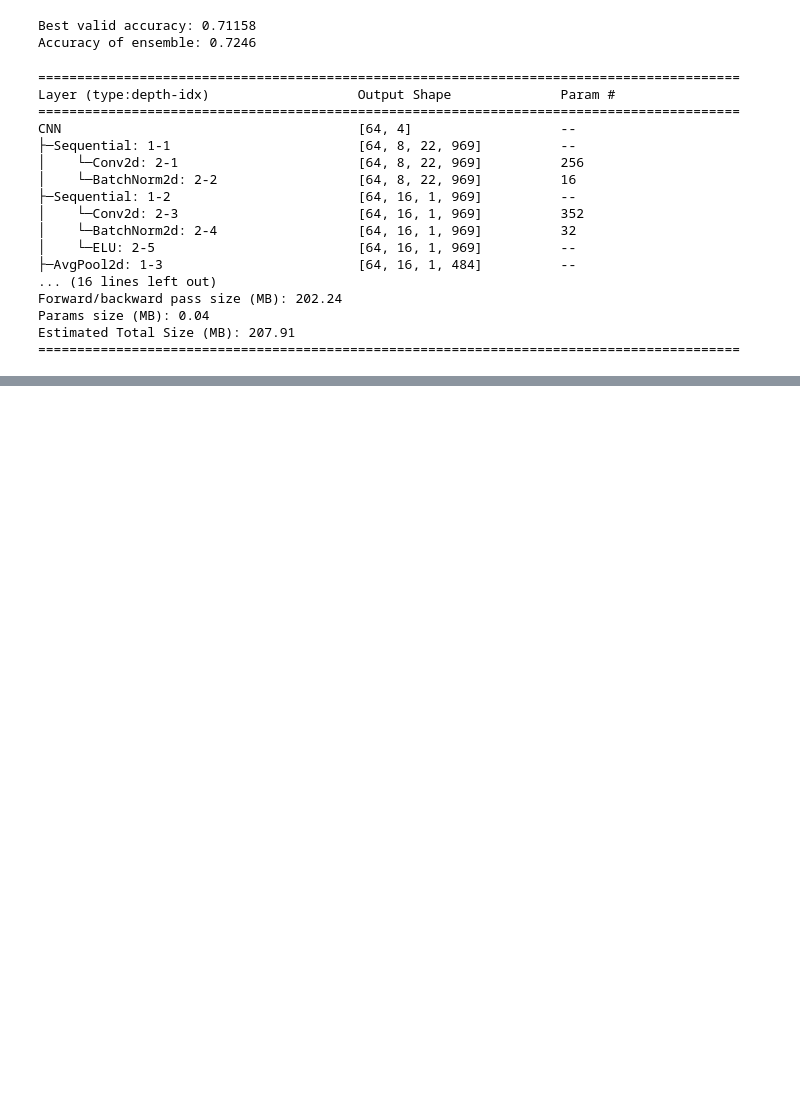
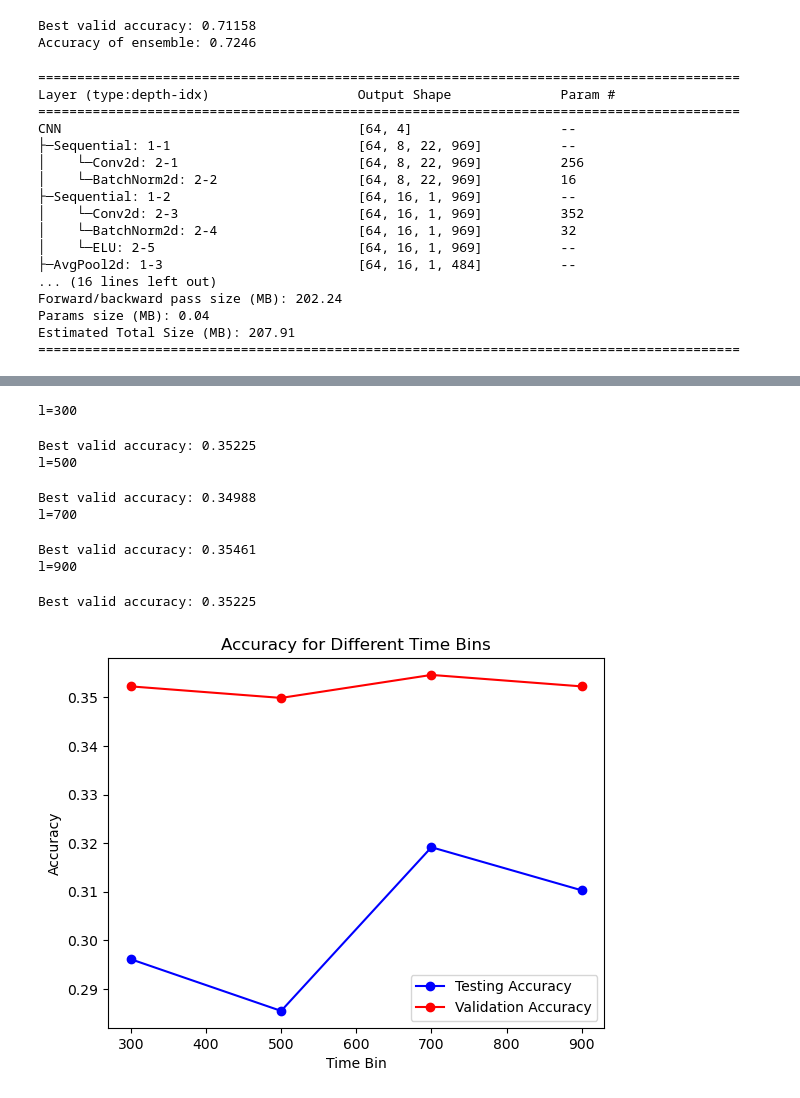
Before and after one commit to TurnerKaminski/ECE147-Final-Project, a Jupyter notebook: main.ipynb, the cells around one changed output, grey strips where cells are left out. Saved outputs shown, nothing was run; the diff lists cells and outputs as text; code cells hidden in the pictures; blank space fills up the shorter version.

```diff
--- a/main.ipynb
+++ b/main.ipynb
@@ -532,0 +540,51 @@ KeyboardInterrupt:
+# %%
+# Diff time period
+
+ls = range(300, 1001, 200)
+valid_accs = []
+train_accs = []
+
+for l in ls:
+    print(f"{l=}")
+    X_train_valid_sub = X_train_valid[:, :, :l]
+    X_test_sub = X_test[:, :, :l]
+
+    # make data loader
+    # Convert data to tensors
+    X_tensor_sub = torch.FloatTensor(X_train_valid_sub)
+    y_tensor_sub = torch.LongTensor(y_train_valid)
+
+    # Combine X and y into a TensorDataset
+    dataset_sub = TensorDataset(X_tensor_sub, y_tensor_sub)
+
+    # Prepare dataloaders
+    test_dataloader_sub= DataLoader(dataset_sub, batch_size=256, shuffle=False)
+
+
+    # CNN
+    cnn_sub = CNN(input_size=X_train_valid_sub.shape[1:], N=n_class).to(device)
+    valid_acc, trains, valids = fit(cnn_sub, X_train_valid_sub, y_train_valid, device, epochs=1)
+    test_acc, _ = evaluate(cnn_sub, test_dataloader_sub, device)
+    valid_accs.append(valids)
+    train_accs.append(trains)
+
+
+
+plt.figure()
+plt.plot(ls, train_accs, 'bo-', label='Testing Accuracy')
+plt.plot(ls, valid_accs, 'ro-', label='Validation Accuracy')
+plt.title("Accuracy for Different Time Bins")
+plt.xlabel('Time Bin')
+plt.ylabel('Accuracy')
+plt.legend()
+plt.show()
+# %% [output]
+l=300
+Best valid accuracy: 0.35225
+l=500
+Best valid accuracy: 0.34988
+l=700
+Best valid accuracy: 0.35461
+l=900
+Best valid accuracy: 0.35225
+[figure, added]
```
Also changed, not shown: parts of 1 cell of this notebook, 1 other file.
